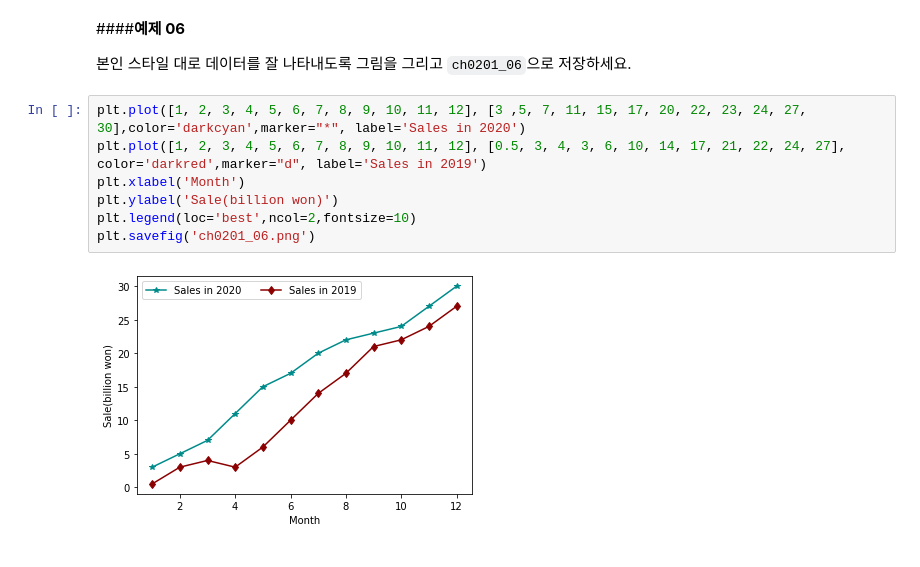
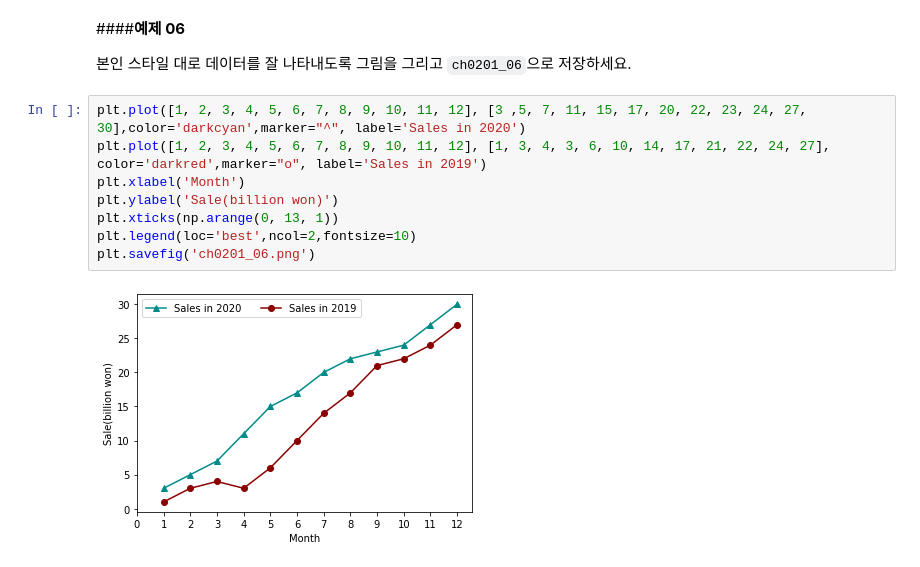
Before and after one commit to LeeHuiJong/DataAnalysis_ML, a Jupyter notebook: ch02_01_Matplotib기본.ipynb, the cells around one changed output. Cells and saved outputs as stored; diff of their text form.

```diff
--- a/ch02_01_Matplotib기본.ipynb
+++ b/ch02_01_Matplotib기본.ipynb
@@ -1665,11 +1665,12 @@ plt.savefig('ch0201_05.png')
 
 본인 스타일 대로 데이터를 잘 나타내도록 그림을 그리고 `ch0201_06`으로 저장하세요.
 # %%
-plt.plot([1, 2, 3, 4, 5, 6, 7, 8, 9, 10, 11, 12], [3 ,5, 7, 11, 15, 17, 20, 22, 23, 24, 27, 30],color='darkcyan',marker="*", label='Sales in 2020')
-plt.plot([1, 2, 3, 4, 5, 6, 7, 8, 9, 10, 11, 12], [0.5, 3, 4, 3, 6, 10, 14, 17, 21, 22, 24, 27], color='darkred',marker="d", label='Sales in 2019')
+plt.plot([1, 2, 3, 4, 5, 6, 7, 8, 9, 10, 11, 12], [3 ,5, 7, 11, 15, 17, 20, 22, 23, 24, 27, 30],color='darkcyan',marker="^", label='Sales in 2020')
+plt.plot([1, 2, 3, 4, 5, 6, 7, 8, 9, 10, 11, 12], [1, 3, 4, 3, 6, 10, 14, 17, 21, 22, 24, 27], color='darkred',marker="o", label='Sales in 2019')
 plt.xlabel('Month')
 plt.ylabel('Sale(billion won)')
+plt.xticks(np.arange(0, 13, 1))
 plt.legend(loc='best',ncol=2,fontsize=10)
 plt.savefig('ch0201_06.png')
 # %% [output]
-[figure, old version]
+[figure, new version]
```
Also changed, not shown: parts of 2 cells of this notebook.
